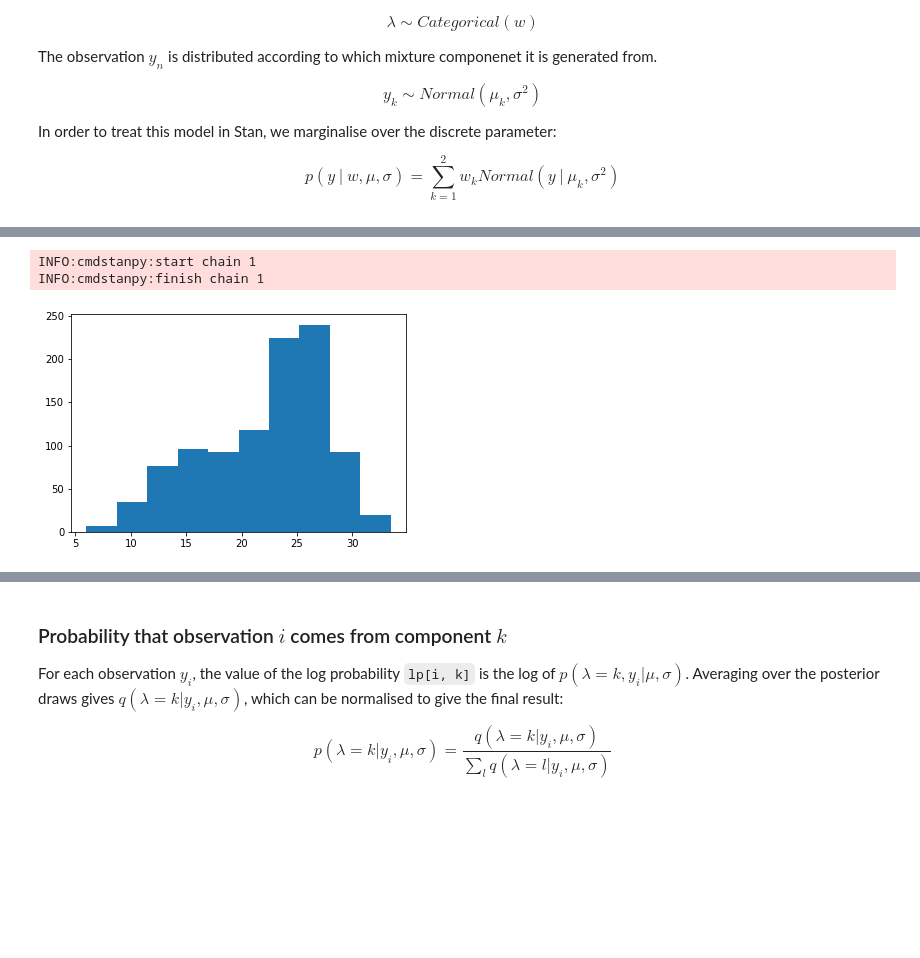
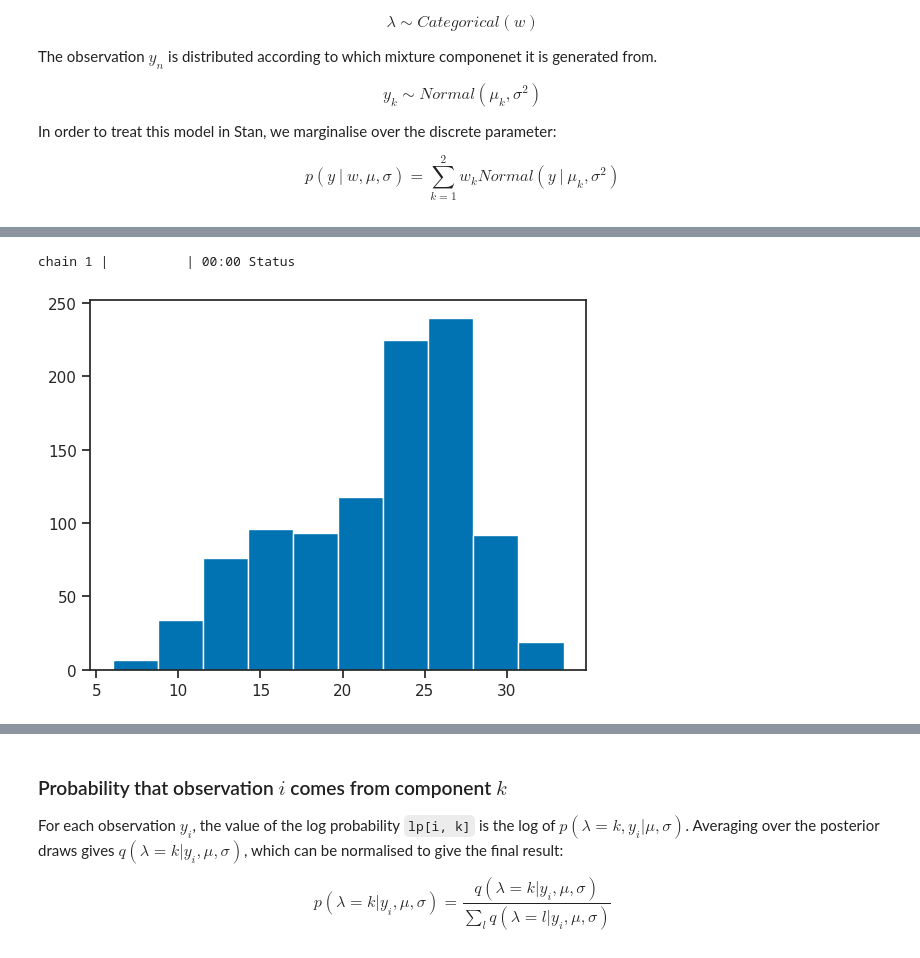
Before and after one commit to cescalara/association, a Jupyter notebook: association.ipynb, the cells around one changed output, grey strips where cells are left out. Drawn from its saved outputs; the diff is of its cells as text; code cells hidden in the pictures; blank space fills up the shorter version.

Commit message:
Add parallel version and updte notebook

```diff
--- a/association.ipynb
+++ b/association.ipynb
@@ -12,7 +17,7 @@ import cmdstanpy
 # %%
 # for nice plots when shown on GitHub nb viewer
 import seaborn as sns
-sns.set_context('talk')
+sns.set_context('notebook')
 sns.set_style('ticks')
 sns.set_palette('colorblind')
 # %% [markdown]
@@ -46,20 +47,19 @@ INFO:cmdstanpy:compiled model file: /Users/fran/projects/association/stan/simple
 # %%
 # Use stan to simulate draws from this mixutre model
 simu_parameters = {'mu' : [15, 25],
                    'sigma' : 3,
                    'w' : [0.3, 0.7],
                    'N_obs' : 1000}
 
 simu = simulation.sample(data=simu_parameters, fixed_param=True,
                          iter_sampling=1, chains=1, seed=42)
 
 # plot the simulation
-y_simu = simu.stan_variable("y").values[0]
+y_simu = simu.stan_variable("y")[0]
 plt.hist(y_simu);
 # %% [output]
-INFO:cmdstanpy:start chain 1
-INFO:cmdstanpy:finish chain 1
+chain 1 |          | 00:00 Status
-[figure, old version]
+[figure, new version]
 # %%
 # compile the stan model
 model_file = 'stan/simple_mixture.stan'
```
Also changed, not shown: parts of 18 cells of this notebook, 2 other files.
